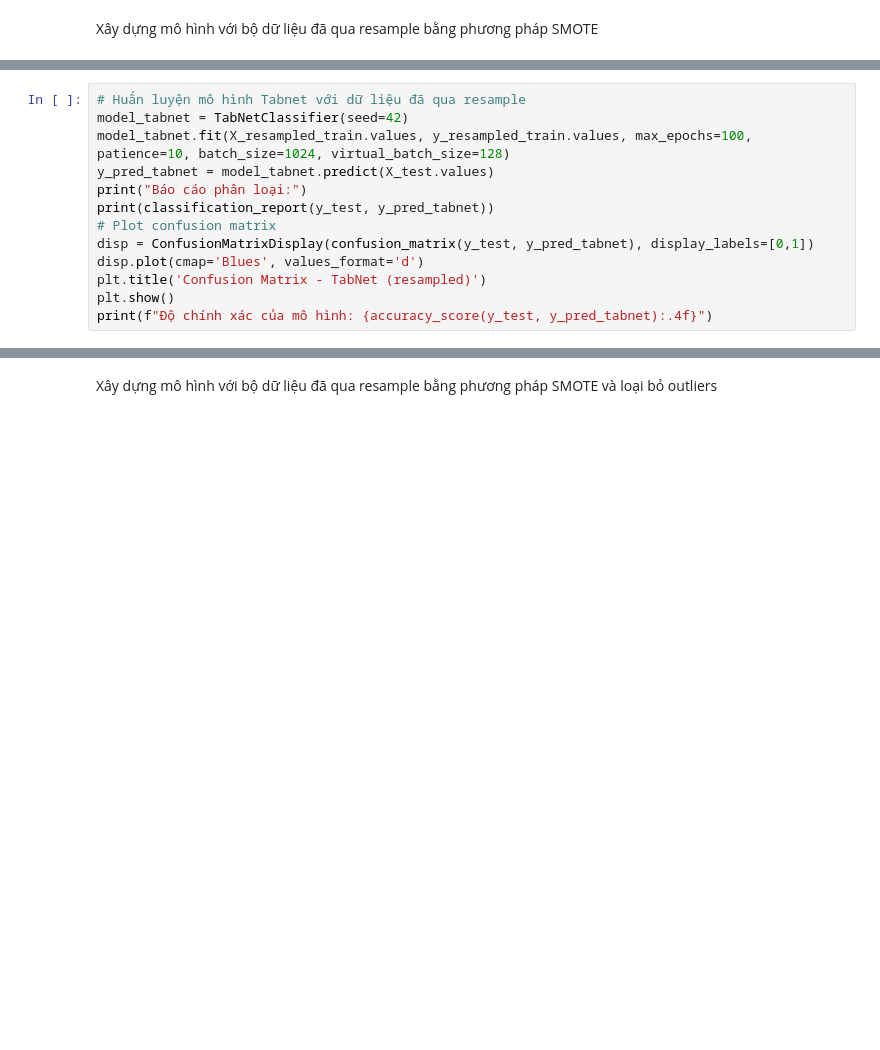
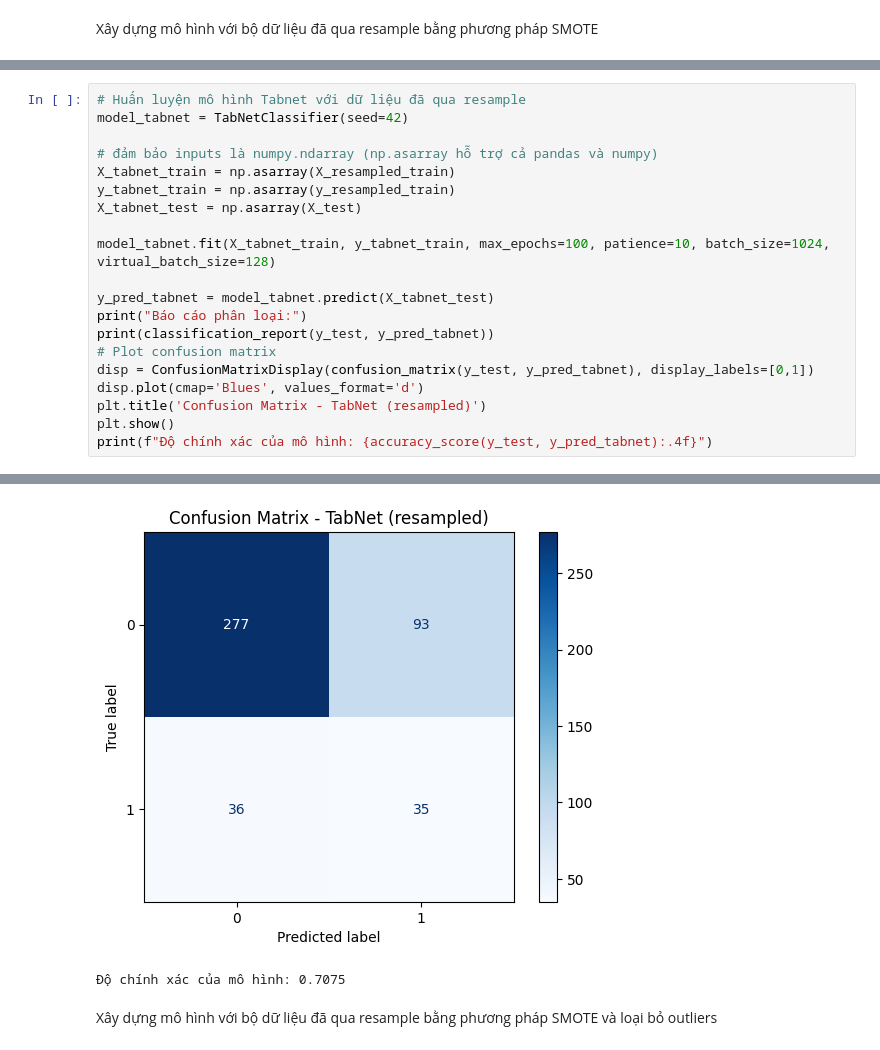
Before and after one commit to Kennenzz/predict-employee-attrition, a Jupyter notebook: Train.ipynb, the cells around one changed output, grey strips where cells are left out. Drawn from its saved outputs; the diff is of its cells as text; blank space fills up the shorter version.

```diff
--- a/Train.ipynb
+++ b/Train.ipynb
@@ -1133,8 +1308,15 @@ print(f"Độ chính xác của mô hình: {accuracy_score(y_test, y_pred_svm):.
 # %%
 # Huấn luyện mô hình Tabnet với dữ liệu đã qua resample
 model_tabnet = TabNetClassifier(seed=42)
-model_tabnet.fit(X_resampled_train.values, y_resampled_train.values, max_epochs=100, patience=10, batch_size=1024, virtual_batch_size=128)
-y_pred_tabnet = model_tabnet.predict(X_test.values)
+
+# đảm bảo inputs là numpy.ndarray (np.asarray hỗ trợ cả pandas và numpy)
+X_tabnet_train = np.asarray(X_resampled_train)
+y_tabnet_train = np.asarray(y_resampled_train)
+X_tabnet_test = np.asarray(X_test)
+
+model_tabnet.fit(X_tabnet_train, y_tabnet_train, max_epochs=100, patience=10, batch_size=1024, virtual_batch_size=128)
+
+y_pred_tabnet = model_tabnet.predict(X_tabnet_test)
 print("Báo cáo phân loại:")
 print(classification_report(y_test, y_pred_tabnet))
 # Plot confusion matrix
@@ -1143,3 +1325,4 @@ disp.plot(cmap='Blues', values_format='d')
 plt.title('Confusion Matrix - TabNet (resampled)')
 plt.show()
 print(f"Độ chính xác của mô hình: {accuracy_score(y_test, y_pred_tabnet):.4f}")
+# %% [output]
@@ -1146,3 +1346,5 @@ print(f"Độ chính xác của mô hình: {accuracy_score(y_test, y_pred_tabnet
+[figure, added]
+Độ chính xác của mô hình: 0.7075
 # %% [markdown]
 Xây dựng mô hình với bộ dữ liệu đã qua resample bằng phương pháp SMOTE và loại bỏ outliers
 # %%
```
Also changed, not shown: parts of 19 cells of this notebook, 8 other files.
